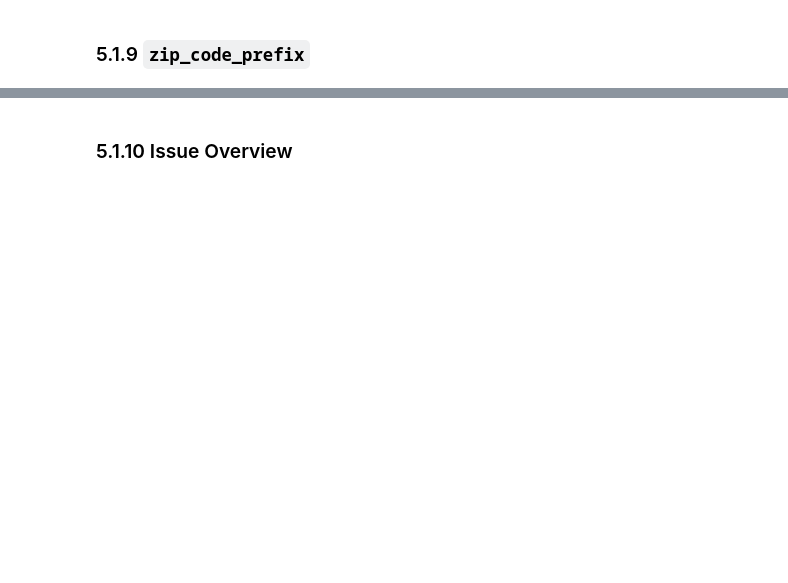
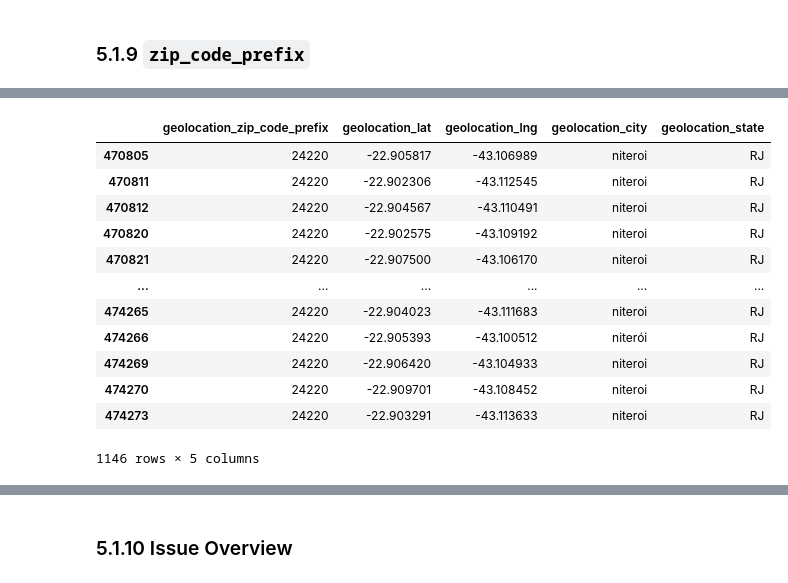
Before and after one commit to vmichael89/cf-brazilian-ecommerce-olist, a Jupyter notebook: notebooks/cleaning_exploration.ipynb, the cells around one changed output, grey strips where cells are left out. Saved outputs shown, nothing was run; the diff lists cells and outputs as text; code cells hidden in the pictures; blank space fills up the shorter version.

Commit message:
updated id column inspections, stuck with zip  codes

```diff
--- a/notebooks/cleaning_exploration.ipynb
+++ b/notebooks/cleaning_exploration.ipynb
@@ -860,0 +1048,3 @@ df_summaries["key"].query('column.str.contains("zip_code_prefix")')
+# %%
+counts = db["geolocation"]["geolocation_zip_code_prefix"].value_counts()
+counts[counts > 1]
@@ -860,0 +1065,16 @@ df_summaries["key"].query('column.str.contains("zip_code_prefix")')
+# %%
+db["geolocation"][db["geolocation"]["geolocation_zip_code_prefix"]==counts.index[0]]
+# %% [output]
+|  | geolocation_zip_code_prefix | geolocation_lat | geolocation_lng | geolocation_city | geolocation_state |
+| 470805 | 24220 | -22.905817 | -43.106989 | niteroi | RJ |
+| 470811 | 24220 | -22.902306 | -43.112545 | niteroi | RJ |
+| 470812 | 24220 | -22.904567 | -43.110491 | niteroi | RJ |
+| 470820 | 24220 | -22.902575 | -43.109192 | niteroi | RJ |
+| 470821 | 24220 | -22.907500 | -43.106170 | niteroi | RJ |
+| ... | ... | ... | ... | ... | ... |
+| 474265 | 24220 | -22.904023 | -43.111683 | niteroi | RJ |
+| 474266 | 24220 | -22.905393 | -43.100512 | niterói | RJ |
+| 474269 | 24220 | -22.906420 | -43.104933 | niteroi | RJ |
+| 474270 | 24220 | -22.909701 | -43.108452 | niteroi | RJ |
+| 474273 | 24220 | -22.903291 | -43.113633 | niteroi | RJ |
+1146 rows × 5 columns
```
Also changed, not shown: parts of 49 cells of this notebook, 1 other file.
